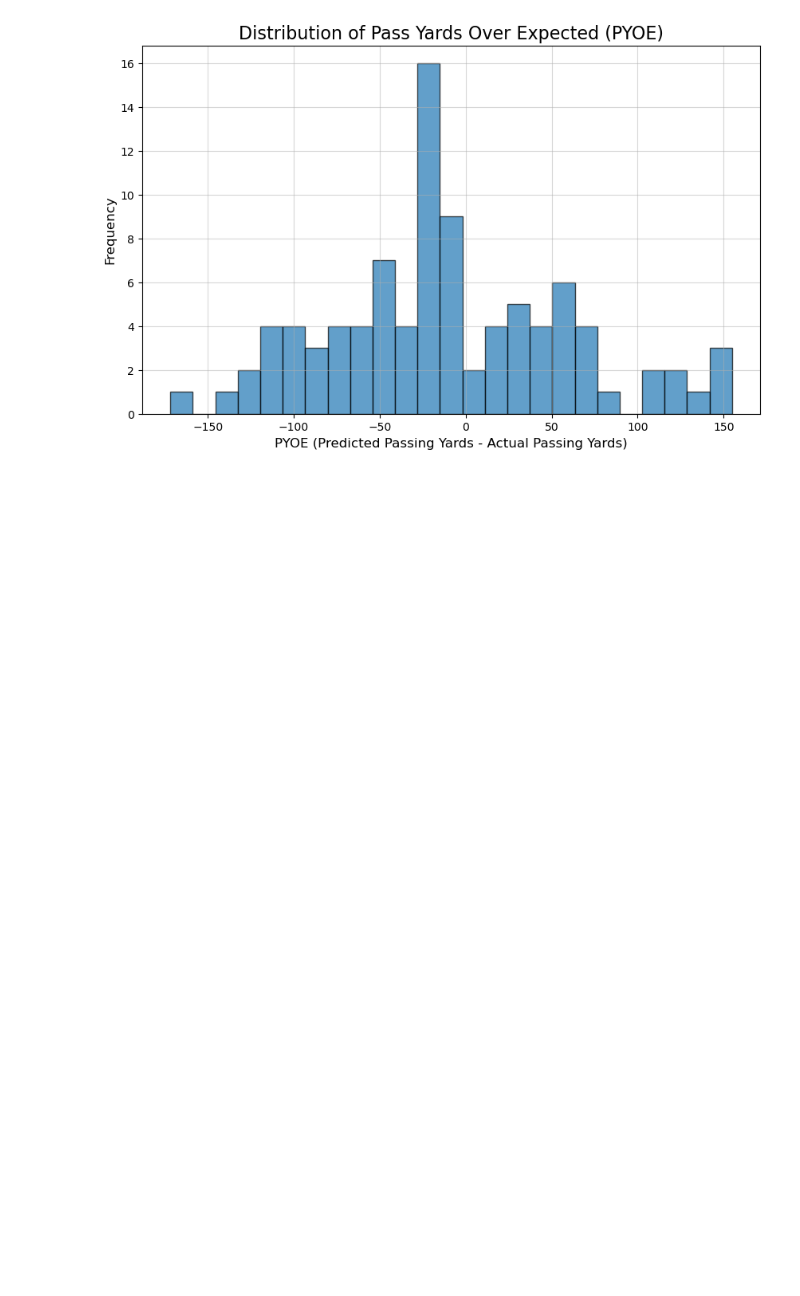
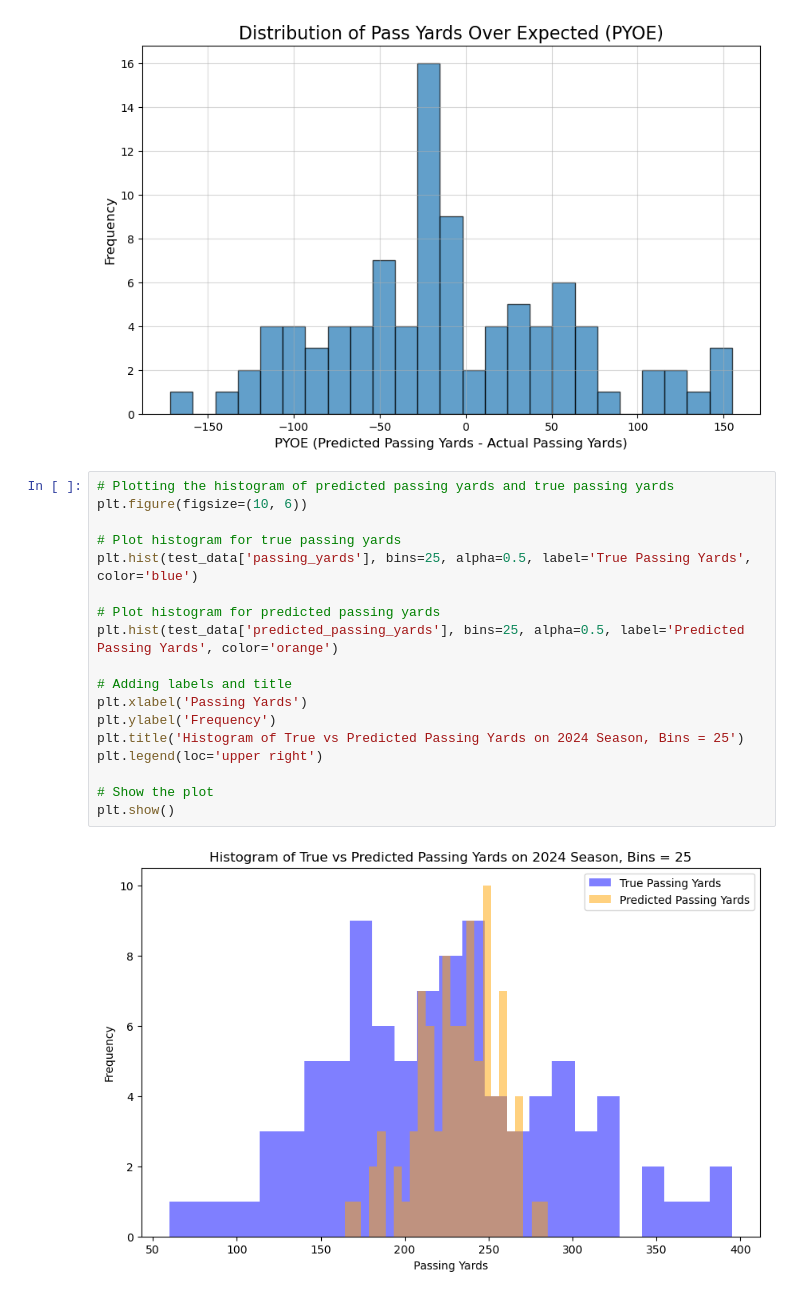
Before and after one commit to bhuggard/CheckTheCover, a Jupyter notebook: testnocom.ipynb, the cells around one changed output. Saved outputs shown, nothing was run; the diff lists cells and outputs as text; blank space fills up the shorter version.

```diff
--- a/testnocom.ipynb
+++ b/testnocom.ipynb
@@ -453,3 +453,23 @@ plt.grid(True, alpha=0.5)
 plt.show()
 # %% [output]
 [figure]
+# %%
+# Plotting the histogram of predicted passing yards and true passing yards
+plt.figure(figsize=(10, 6))
+
+# Plot histogram for true passing yards
+plt.hist(test_data['passing_yards'], bins=25, alpha=0.5, label='True Passing Yards', color='blue')
+
+# Plot histogram for predicted passing yards
+plt.hist(test_data['predicted_passing_yards'], bins=25, alpha=0.5, label='Predicted Passing Yards', color='orange')
+
+# Adding labels and title
+plt.xlabel('Passing Yards')
+plt.ylabel('Frequency')
+plt.title('Histogram of True vs Predicted Passing Yards on 2024 Season, Bins = 25')
+plt.legend(loc='upper right')
+
+# Show the plot
+plt.show()
+# %% [output]
+[figure, added]
```
Also changed, not shown: parts of 5 cells of this notebook, 1 other file.
